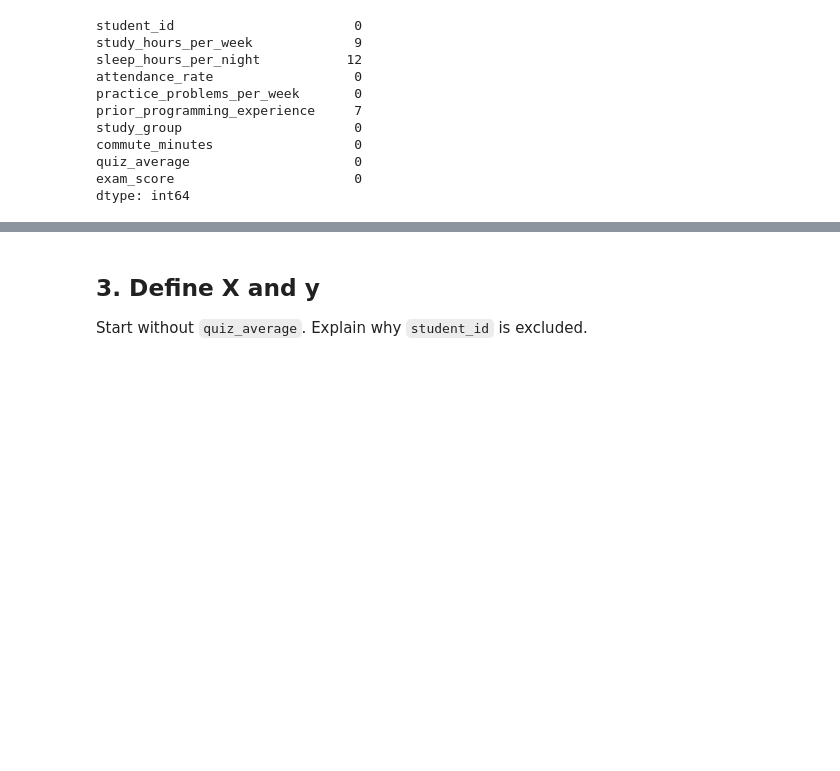
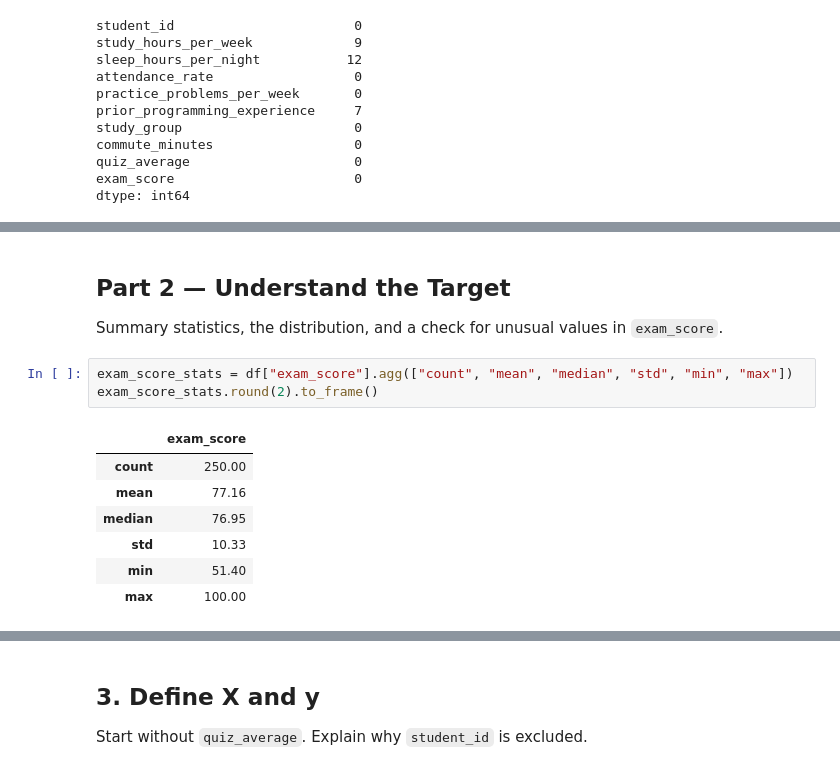
Before and after one commit to JGrade2005/CSE4095_2026, a Jupyter notebook: in_class_assignments/class9/CSE4095_Class3_Starter.ipynb, the cells around one changed output, grey strips where cells are left out. Drawn from its saved outputs; the diff is of its cells as text; blank space fills up the shorter version.

```diff
--- a/in_class_assignments/class9/CSE4095_Class3_Starter.ipynb
+++ b/in_class_assignments/class9/CSE4095_Class3_Starter.ipynb
@@ -75,0 +88,14 @@ Plot `study_hours_per_week` versus `exam_score` and describe what you observe.
+# %% [markdown]
+## Part 2 — Understand the Target
+Summary statistics, the distribution, and a check for unusual values in `exam_score`.
+# %%
+exam_score_stats = df["exam_score"].agg(["count", "mean", "median", "std", "min", "max"])
+exam_score_stats.round(2).to_frame()
+# %% [output]
+|  | exam_score |
+| count | 250.00 |
+| mean | 77.16 |
+| median | 76.95 |
+| std | 10.33 |
+| min | 51.40 |
+| max | 100.00 |
```
Also changed, not shown: parts of 18 cells of this notebook, 4 other files.
